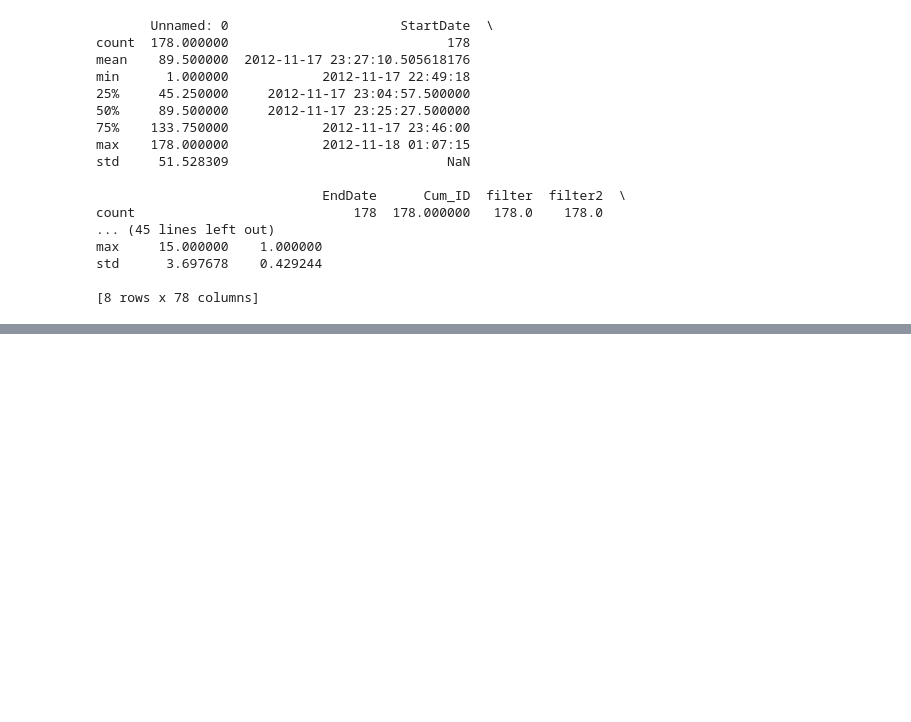
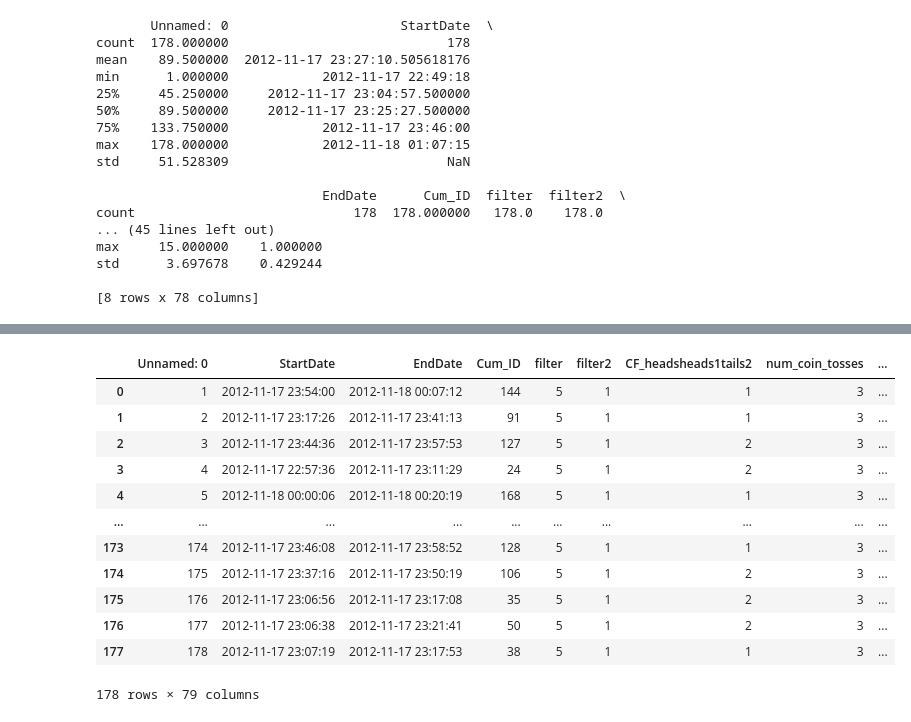
Before and after one commit to Niolon/DataAnalysisPython, a Jupyter notebook: Presentations/04_pandas.ipynb, the cells around one changed output, grey strips where cells are left out. Drawn from its saved outputs; the diff is of its cells as text; code cells hidden in the pictures; blank space fills up the shorter version.

```diff
--- a/Presentations/04_pandas.ipynb
+++ b/Presentations/04_pandas.ipynb
@@ -174,0 +194,16 @@ Speaker Notes:
+# %%
+data
+# %% [output]
+|  | Unnamed: 0 | StartDate | EndDate | Cum_ID | filter | filter2 | CF_headsheads1tails2 | num_coin_tosses | ... |
+| 0 | 1 | 2012-11-17 23:54:00 | 2012-11-18 00:07:12 | 144 | 5 | 1 | 1 | 3 | ... |
+| 1 | 2 | 2012-11-17 23:17:26 | 2012-11-17 23:41:13 | 91 | 5 | 1 | 1 | 3 | ... |
+| 2 | 3 | 2012-11-17 23:44:36 | 2012-11-17 23:57:53 | 127 | 5 | 1 | 2 | 3 | ... |
+| 3 | 4 | 2012-11-17 22:57:36 | 2012-11-17 23:11:29 | 24 | 5 | 1 | 2 | 3 | ... |
+| 4 | 5 | 2012-11-18 00:00:06 | 2012-11-18 00:20:19 | 168 | 5 | 1 | 1 | 3 | ... |
+| ... | ... | ... | ... | ... | ... | ... | ... | ... | ... |
+| 173 | 174 | 2012-11-17 23:46:08 | 2012-11-17 23:58:52 | 128 | 5 | 1 | 1 | 3 | ... |
+| 174 | 175 | 2012-11-17 23:37:16 | 2012-11-17 23:50:19 | 106 | 5 | 1 | 2 | 3 | ... |
+| 175 | 176 | 2012-11-17 23:06:56 | 2012-11-17 23:17:08 | 35 | 5 | 1 | 2 | 3 | ... |
+| 176 | 177 | 2012-11-17 23:06:38 | 2012-11-17 23:21:41 | 50 | 5 | 1 | 2 | 3 | ... |
+| 177 | 178 | 2012-11-17 23:07:19 | 2012-11-17 23:17:53 | 38 | 5 | 1 | 1 | 3 | ... |
+178 rows × 79 columns
```
Also changed, not shown: parts of 12 cells of this notebook, 3 other files.
